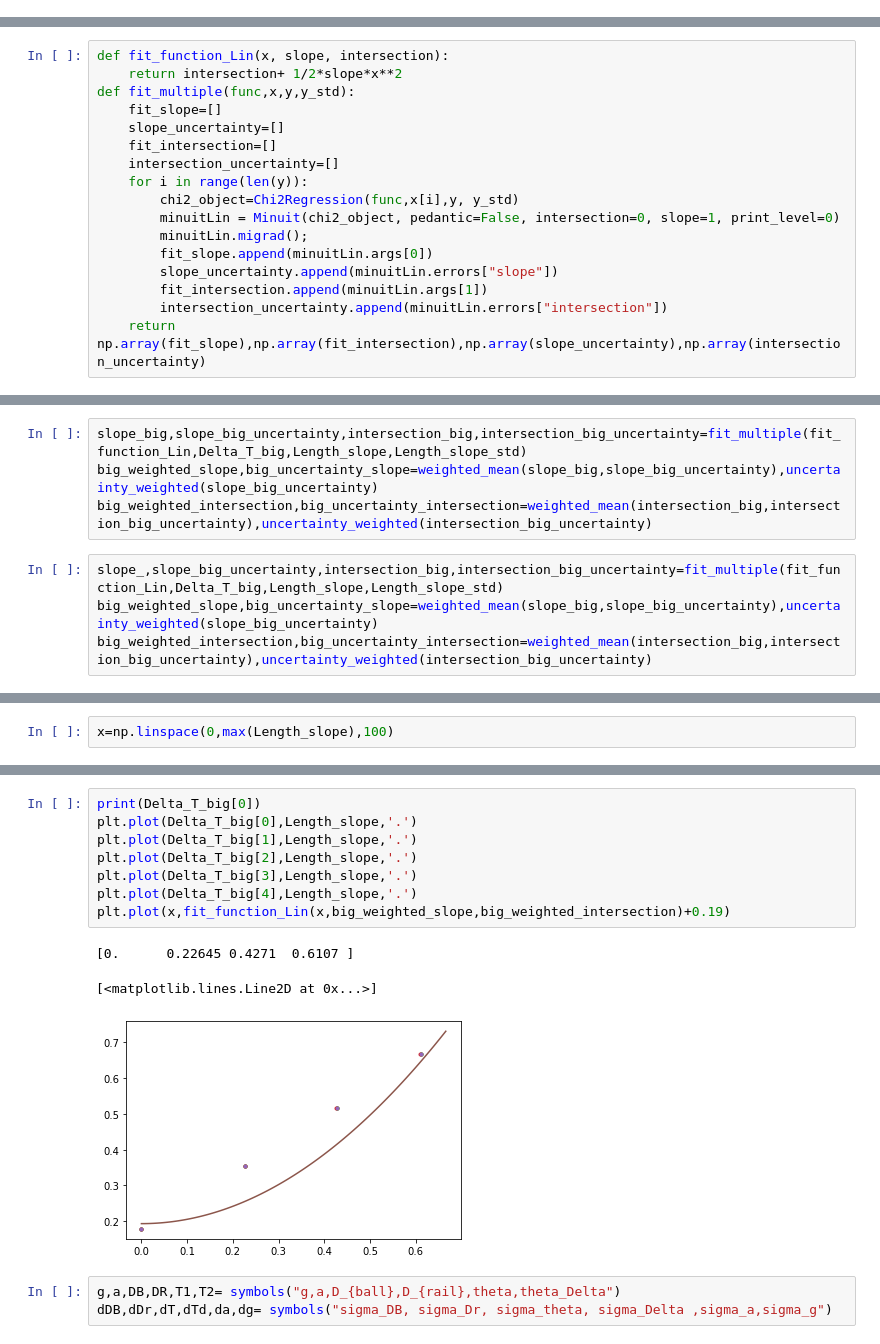
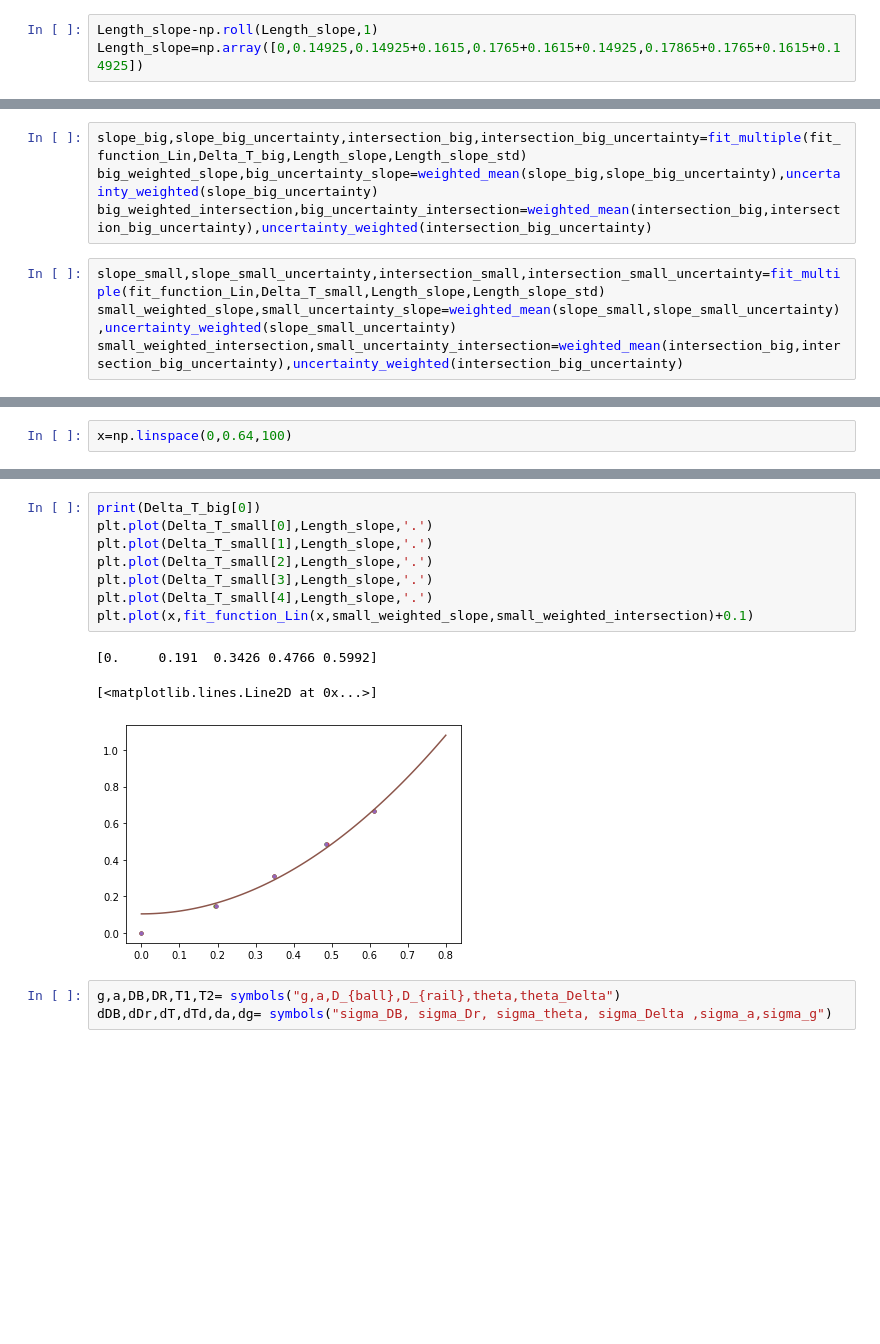
Before and after one commit to Shadesfear/appstat, a Jupyter notebook: scripts/Rolling_ball.ipynb, the cells around one changed output, grey strips where cells are left out. Saved outputs shown, nothing was run; the diff lists cells and outputs as text; blank space fills up the shorter version.

```diff
--- a/scripts/Rolling_ball.ipynb
+++ b/scripts/Rolling_ball.ipynb
@@ -43,3 +45,6 @@ Length_slope_std=np.array([Laser_1_std,Laser_2_std,Laser_3_std,Laser_4_std])
 Number_of_datasets=5
 skiprows_pd=15
 location="../data/slope/"
+# %%
+Length_slope-np.roll(Length_slope,1)
+Length_slope=np.array([0,0.14925,0.14925+0.1615,0.1765+0.1615+0.14925,0.17865+0.1765+0.1615+0.14925])
@@ -53,20 +62,3 @@ Delta_T_big,Delta_T_big_std=mean_func(Time_big,Voltages_big)
 Delta_T_small,Delta_T_small_std=mean_func(Time_small,Voltages_small)
 Delta_T_big_180,Delta_T_big_180_std=mean_func(Time_big_180,Voltages_big_180)
 Delta_T_small_180,Delta_T_small_180_std=mean_func(Time_small_180,Voltages_small_180)
-# %%
-def fit_function_Lin(x, slope, intersection):
-    return intersection+ 1/2*slope*x**2
-def fit_multiple(func,x,y,y_std):
-    fit_slope=[]
-    slope_uncertainty=[]
-    fit_intersection=[]
-    intersection_uncertainty=[]
-    for i in range(len(y)):
-        chi2_object=Chi2Regression(func,x[i],y, y_std)
-        minuitLin = Minuit(chi2_object, pedantic=False, intersection=0, slope=1, print_level=0)
-        minuitLin.migrad();
-        fit_slope.append(minuitLin.args[0])
-        slope_uncertainty.append(minuitLin.errors["slope"])
-        fit_intersection.append(minuitLin.args[1])
-        intersection_uncertainty.append(minuitLin.errors["intersection"])
-    return np.array(fit_slope),np.array(fit_intersection),np.array(slope_uncertainty),np.array(intersection_uncertainty)
@@ -75,6 +70,6 @@ slope_big,slope_big_uncertainty,intersection_big,intersection_big_uncertainty=fi
 big_weighted_slope,big_uncertainty_slope=weighted_mean(slope_big,slope_big_uncertainty),uncertainty_weighted(slope_big_uncertainty)
 big_weighted_intersection,big_uncertainty_intersection=weighted_mean(intersection_big,intersection_big_uncertainty),uncertainty_weighted(intersection_big_uncertainty)
 # %%
-slope_,slope_big_uncertainty,intersection_big,intersection_big_uncertainty=fit_multiple(fit_function_Lin,Delta_T_big,Length_slope,Length_slope_std)
-big_weighted_slope,big_uncertainty_slope=weighted_mean(slope_big,slope_big_uncertainty),uncertainty_weighted(slope_big_uncertainty)
-big_weighted_intersection,big_uncertainty_intersection=weighted_mean(intersection_big,intersection_big_uncertainty),uncertainty_weighted(intersection_big_uncertainty)
+slope_small,slope_small_uncertainty,intersection_small,intersection_small_uncertainty=fit_multiple(fit_function_Lin,Delta_T_small,Length_slope,Length_slope_std)
+small_weighted_slope,small_uncertainty_slope=weighted_mean(slope_small,slope_small_uncertainty),uncertainty_weighted(slope_small_uncertainty)
+small_weighted_intersection,small_uncertainty_intersection=weighted_mean(intersection_big,intersection_big_uncertainty),uncertainty_weighted(intersection_big_uncertainty)
@@ -81,2 +84,2 @@ big_weighted_intersection,big_uncertainty_intersection=weighted_mean(intersectio
 # %%
-x=np.linspace(0,max(Length_slope),100)
+x=np.linspace(0,0.64,100)
@@ -83,15 +104,15 @@ x=np.linspace(0,max(Length_slope),100)
 # %%
 print(Delta_T_big[0])
-plt.plot(Delta_T_big[0],Length_slope,'.')
-plt.plot(Delta_T_big[1],Length_slope,'.')
-plt.plot(Delta_T_big[2],Length_slope,'.')
-plt.plot(Delta_T_big[3],Length_slope,'.')
-plt.plot(Delta_T_big[4],Length_slope,'.')
-plt.plot(x,fit_function_Lin(x,big_weighted_slope,big_weighted_intersection)+0.19)
+plt.plot(Delta_T_small[0],Length_slope,'.')
+plt.plot(Delta_T_small[1],Length_slope,'.')
+plt.plot(Delta_T_small[2],Length_slope,'.')
+plt.plot(Delta_T_small[3],Length_slope,'.')
+plt.plot(Delta_T_small[4],Length_slope,'.')
+plt.plot(x,fit_function_Lin(x,small_weighted_slope,small_weighted_intersection)+0.1)
 # %% [output]
-[0.      0.22645 0.4271  0.6107 ]
+[0.     0.191  0.3426 0.4766 0.5992]
 [<matplotlib.lines.Line2D at 0x...>]
-[figure, old version]
+[figure, new version]
 # %%
 g,a,DB,DR,T1,T2= symbols("g,a,D_{ball},D_{rail},theta,theta_Delta")
 dDB,dDr,dT,dTd,da,dg= symbols("sigma_DB, sigma_Dr, sigma_theta, sigma_Delta ,sigma_a,sigma_g")
```
Also changed, not shown: parts of 21 cells of this notebook, 1 other file.
